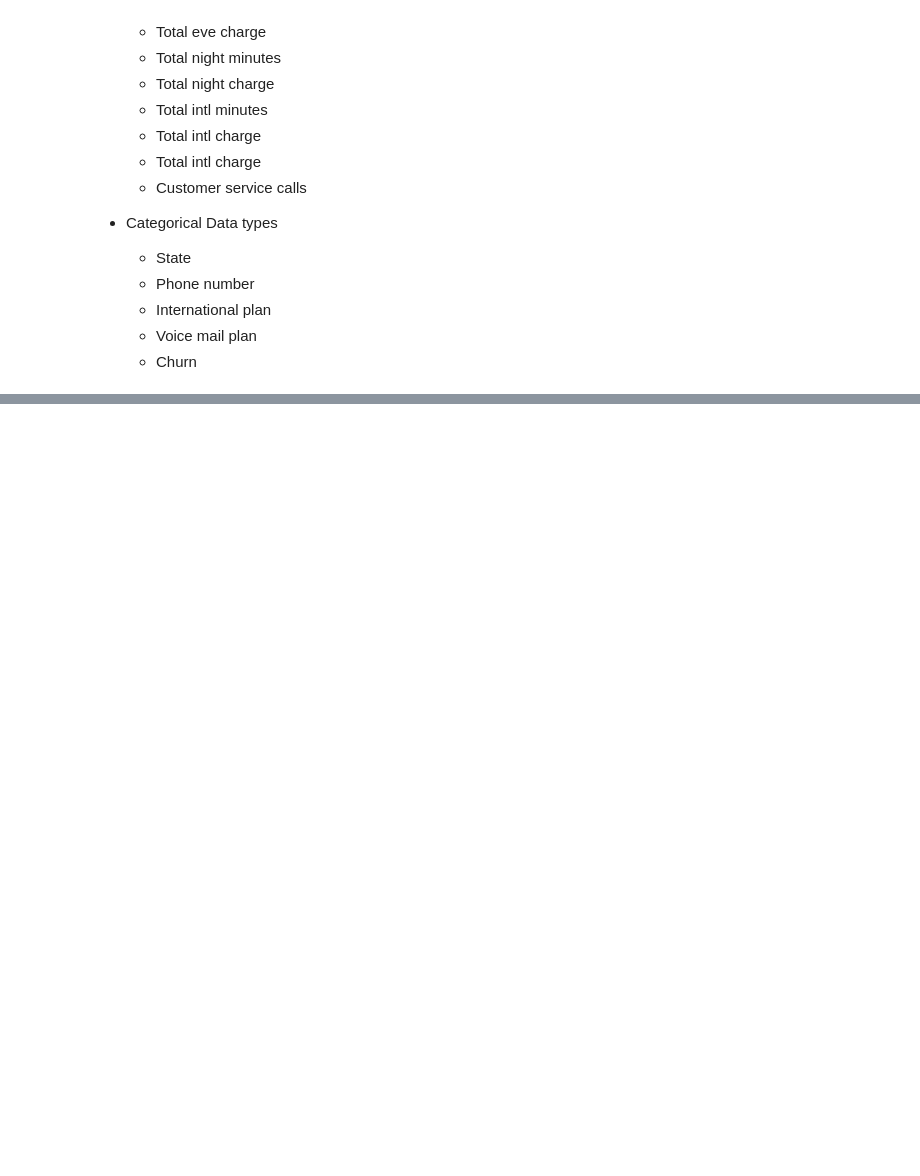
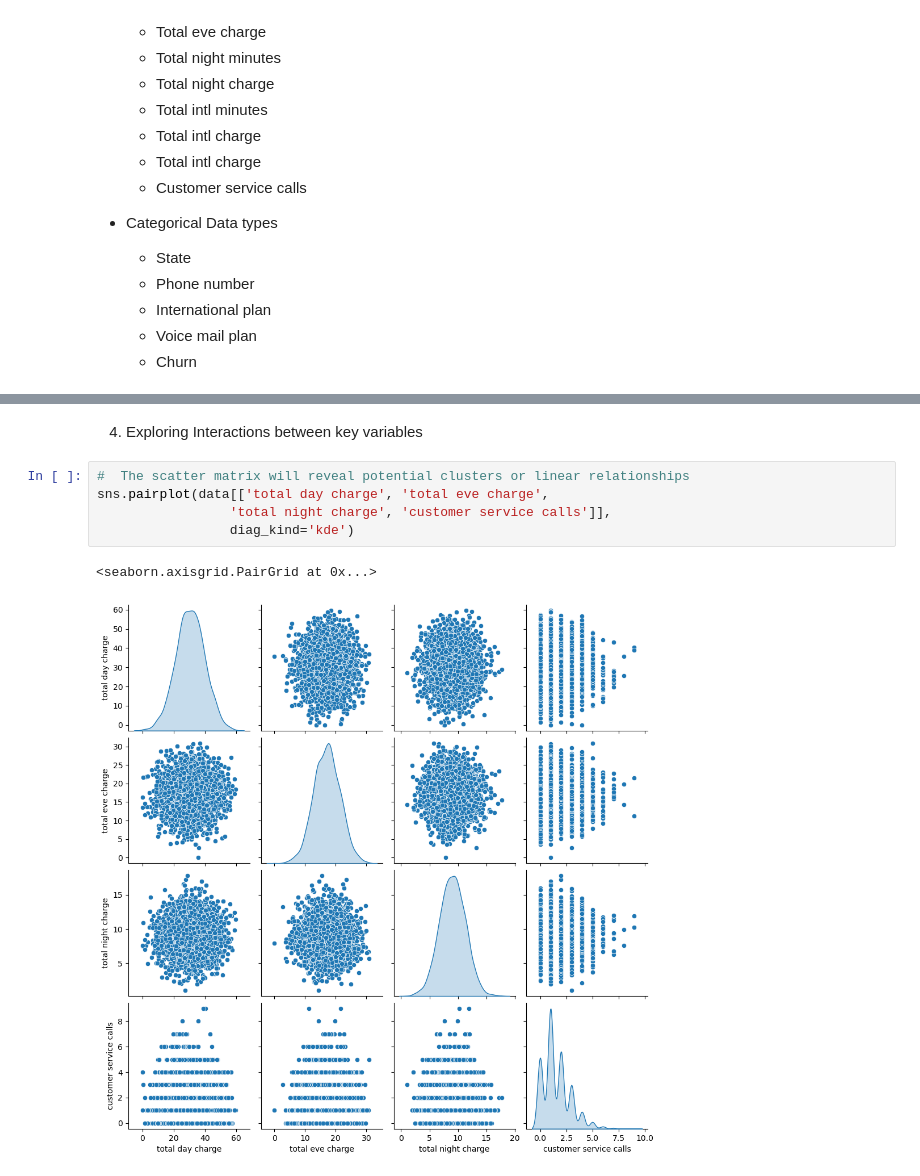
Before and after one commit to RWKarimi/Phase_3_Project, a Jupyter notebook: Machine_learning_NotebooK.ipynb, the cells around one changed output, grey strips where cells are left out. Saved outputs shown, nothing was run; the diff lists cells and outputs as text; blank space fills up the shorter version.

```diff
--- a/Machine_learning_NotebooK.ipynb
+++ b/Machine_learning_NotebooK.ipynb
@@ -162,0 +200,10 @@ memory usage: 524.2+ KB
+# %% [markdown]
+4. Exploring Interactions between key variables
+# %%
+#  The scatter matrix will reveal potential clusters or linear relationships
+sns.pairplot(data[['total day charge', 'total eve charge',
+                 'total night charge', 'customer service calls']],
+                 diag_kind='kde')
+# %% [output]
+<seaborn.axisgrid.PairGrid at 0x...>
+[figure, added]
```
Also changed, not shown: parts of 24 cells of this notebook.
